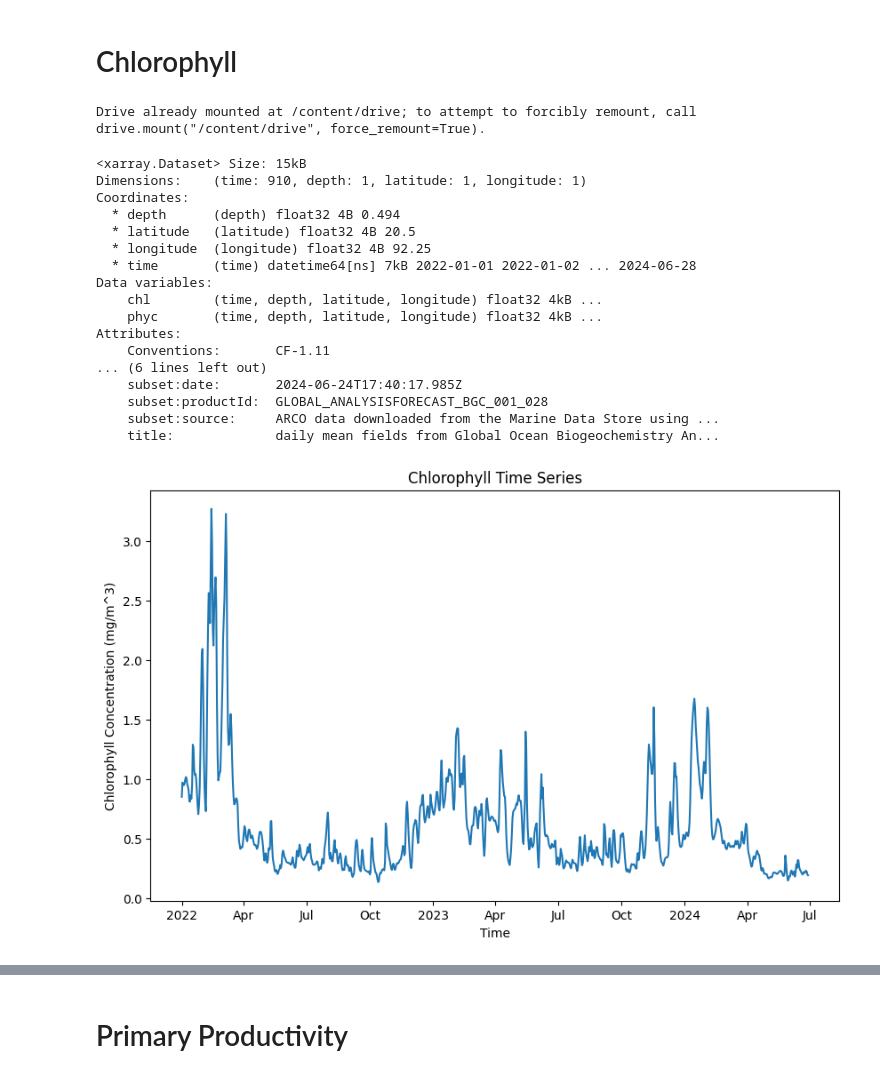
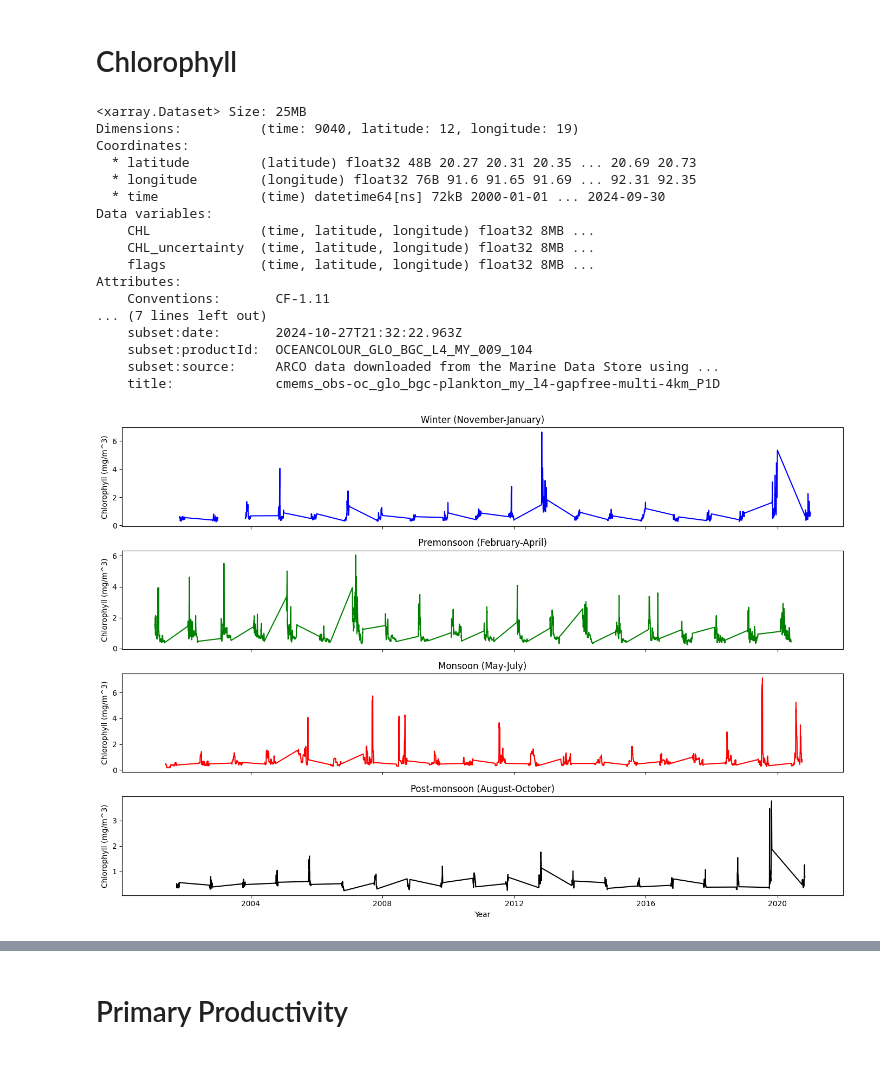
Before and after one commit to Nawshin-25/Saint_Martin, a Jupyter notebook: Time_Series.ipynb, the cells around one changed output, grey strips where cells are left out. Drawn from its saved outputs; the diff is of its cells as text; code cells hidden in the pictures.

```diff
--- a/Time_Series.ipynb
+++ b/Time_Series.ipynb
@@ -44,43 +29,57 @@ plt.show()
 [figure]
 # %% [markdown]
 # Chlorophyll
-# %%
-from google.colab import drive
-drive.mount('/content/drive')
-# %% [output]
-Drive already mounted at /content/drive; to attempt to forcibly remount, call drive.mount("/content/drive", force_remount=True).
 # %%
-import xarray as xr
-import matplotlib.pyplot as plt
-import numpy as np
-file_name = '/content/drive/MyDrive/Data/ST_Chlorophyll.nc'
+file_name = '/content/drive/MyDrive/Data/Chlorophyl.nc'
 ds = xr.open_dataset(file_name)
 print(ds)
 # %% [output]
-<xarray.Dataset> Size: 15kB
-Dimensions:    (time: 910, depth: 1, latitude: 1, longitude: 1)
+<xarray.Dataset> Size: 25MB
+Dimensions:          (time: 9040, latitude: 12, longitude: 19)
 Coordinates:
-  * depth      (depth) float32 4B 0.494
-  * latitude   (latitude) float32 4B 20.5
-  * longitude  (longitude) float32 4B 92.25
-  * time       (time) datetime64[ns] 7kB 2022-01-01 2022-01-02 ... 2024-06-28
+  * latitude         (latitude) float32 48B 20.27 20.31 20.35 ... 20.69 20.73
+  * longitude        (longitude) float32 76B 91.6 91.65 91.69 ... 92.31 92.35
+  * time             (time) datetime64[ns] 72kB 2000-01-01 ... 2024-09-30
 Data variables:
-    chl        (time, depth, latitude, longitude) float32 4kB ...
-    phyc       (time, depth, latitude, longitude) float32 4kB ...
+    CHL              (time, latitude, longitude) float32 8MB ...
+    CHL_uncertainty  (time, latitude, longitude) float32 8MB ...
+    flags            (time, latitude, longitude) float32 8MB ...
 Attributes:
     Conventions:       CF-1.11
-... (6 lines left out)
-    subset:date:       2024-06-24T17:40:17.985Z
-    subset:productId:  GLOBAL_ANALYSISFORECAST_BGC_001_028
+... (7 lines left out)
+    subset:date:       2024-10-27T21:32:22.963Z
+    subset:productId:  OCEANCOLOUR_GLO_BGC_L4_MY_009_104
     subset:source:     ARCO data downloaded from the Marine Data Store using ...
-    title:             daily mean fields from Global Ocean Biogeochemistry An...
+    title:             cmems_obs-oc_glo_bgc-plankton_my_l4-gapfree-multi-4km_P1D
-# %%
-plt.figure(figsize=(10, 6))
-Chl_time_data = ds['chl'].isel(depth=0, latitude=0, longitude=0)  # First depth, lat, lon
-Chl_time_data.plot()
-plt.title('Chlorophyll Time Series')
-plt.xlabel('Time')
-plt.ylabel('Chlorophyll Concentration (mg/m^3)')
-plt.show()
-# %% [output]
-[figure, removed]
+# %%
+chl_data = ds['CHL'].sel(time=slice("2001-01-01", "2020-12-31"))
+chl_data['time'] = pd.to_datetime(chl_data['time'].values)
+
+winter = chl_data.sel(time=chl_data['time'].dt.month.isin([11, 12])).mean(dim=['latitude', 'longitude'])
+premonsoon = chl_data.sel(time=chl_data['time'].dt.month.isin([2, 3, 4, 5])).mean(dim=['latitude', 'longitude'])
+monsoon = chl_data.sel(time=chl_data['time'].dt.month.isin([6, 7, 8, 9])).mean(dim=['latitude', 'longitude'])
+post_monsoon = chl_data.sel(time=chl_data['time'].dt.month.isin([10])).mean(dim=['latitude', 'longitude'])
+# %%
+fig, axs = plt.subplots(4, 1, figsize=(14, 10), sharex=True)
+
+axs[0].plot(winter['time'], winter, color='blue')
+axs[0].set_title('Winter (November-January)')
+axs[0].set_ylabel('Chlorophyll (mg/m^3)')
+
+axs[1].plot(premonsoon['time'], premonsoon, color='green')
+axs[1].set_title('Premonsoon (February-April)')
+axs[1].set_ylabel('Chlorophyll (mg/m^3)')
+
+axs[2].plot(monsoon['time'], monsoon, color='red')
+axs[2].set_title('Monsoon (May-July)')
+axs[2].set_ylabel('Chlorophyll (mg/m^3)')
+
+axs[3].plot(post_monsoon['time'], post_monsoon, color='black')
+axs[3].set_title('Post-monsoon (August-October)')
+axs[3].set_ylabel('Chlorophyll (mg/m^3)')
+axs[3].set_xlabel('Year')
+
+plt.tight_layout(rect=[0, 0, 1, 0.96])
+plt.show()
+# %% [output]
+[figure, added]
```
Also changed, not shown: parts of 14 cells of this notebook.
